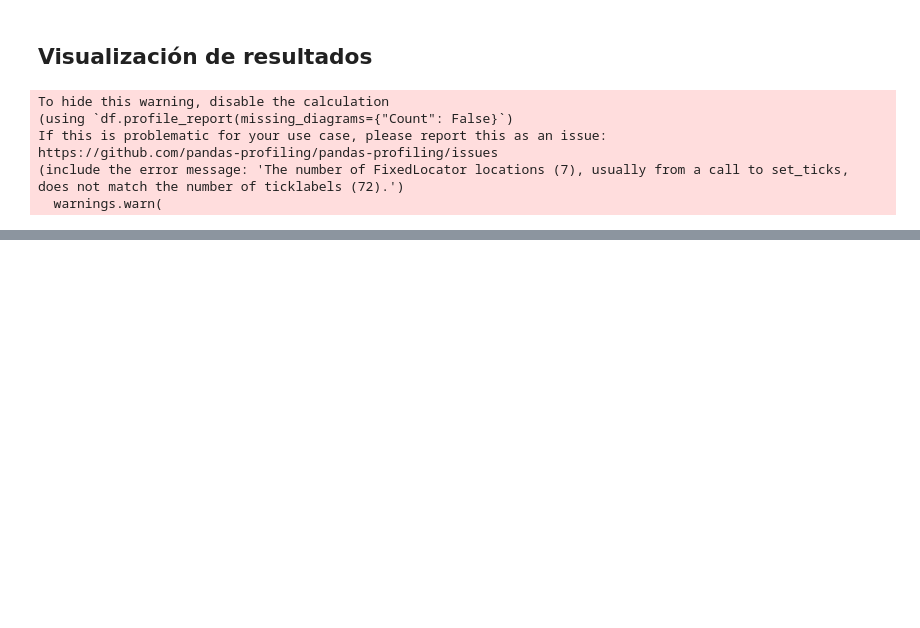
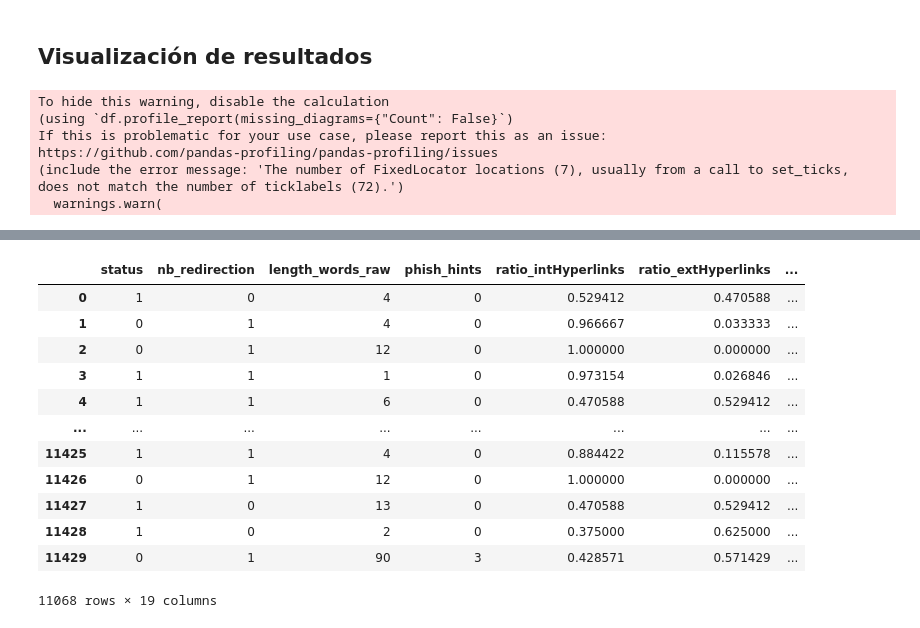
Before and after one commit to AbrilPal/Lab01-DeteccionPishing, a Jupyter notebook: LAB01 - Deteccion Pishing.ipynb, the cells around one changed output, grey strips where cells are left out. Drawn from its saved outputs; the diff is of its cells as text; code cells hidden in the pictures; blank space fills up the shorter version.

```diff
--- a/LAB01 - Deteccion Pishing.ipynb
+++ b/LAB01 - Deteccion Pishing.ipynb
@@ -194,0 +218,22 @@ https://github.com/pandas-profiling/pandas-profiling/issues
+# %%
+# limpiar el dataset para dejar solo las caracteristicas necesarias para el modelo
+
+clean_df = df[['status', 'nb_redirection', 'length_words_raw', 'phish_hints', 'ratio_intHyperlinks', 'ratio_extHyperlinks', 'ratio_intHyperlinks', 'external_favicon', 'domain_with_copyright', 'domain_age', 'web_traffic', 'google_index', 'page_rank', 'url_length', 'hostname_length', 'special_characters_count', 'use_https', 'ratio_digits_url', 'ratio_digits_url']]
+# %%
+# Verifique que no posee datos repetidos
+
+clean_df.drop_duplicates()
+# %% [output]
+|  | status | nb_redirection | length_words_raw | phish_hints | ratio_intHyperlinks | ratio_extHyperlinks | ... |
+| 0 | 1 | 0 | 4 | 0 | 0.529412 | 0.470588 | ... |
+| 1 | 0 | 1 | 4 | 0 | 0.966667 | 0.033333 | ... |
+| 2 | 0 | 1 | 12 | 0 | 1.000000 | 0.000000 | ... |
+| 3 | 1 | 1 | 1 | 0 | 0.973154 | 0.026846 | ... |
+| 4 | 1 | 1 | 6 | 0 | 0.470588 | 0.529412 | ... |
+| ... | ... | ... | ... | ... | ... | ... | ... |
+| 11425 | 1 | 1 | 4 | 0 | 0.884422 | 0.115578 | ... |
+| 11426 | 0 | 1 | 12 | 0 | 1.000000 | 0.000000 | ... |
+| 11427 | 1 | 0 | 13 | 0 | 0.470588 | 0.529412 | ... |
+| 11428 | 1 | 0 | 2 | 0 | 0.375000 | 0.625000 | ... |
+| 11429 | 0 | 1 | 90 | 3 | 0.428571 | 0.571429 | ... |
+11068 rows × 19 columns
```
Also changed, not shown: parts of 3 cells of this notebook, 1 other file.
